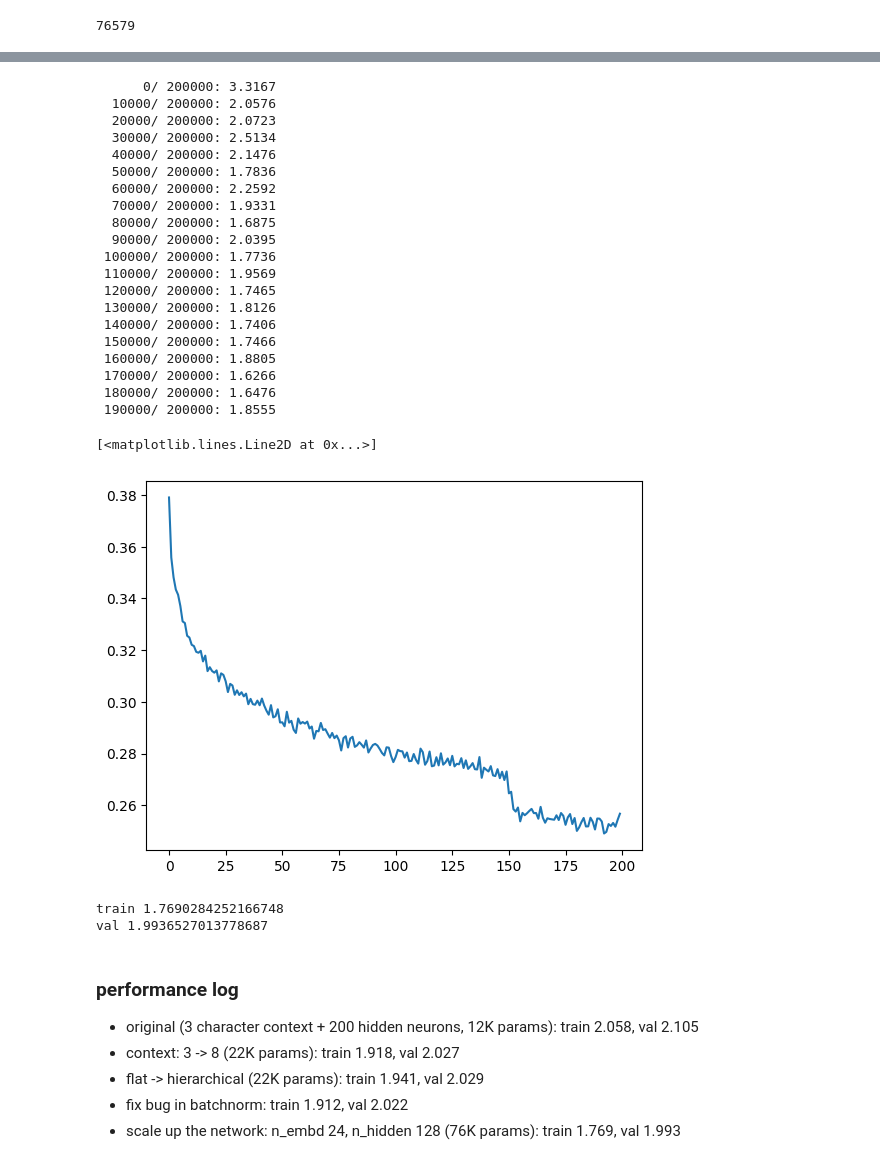
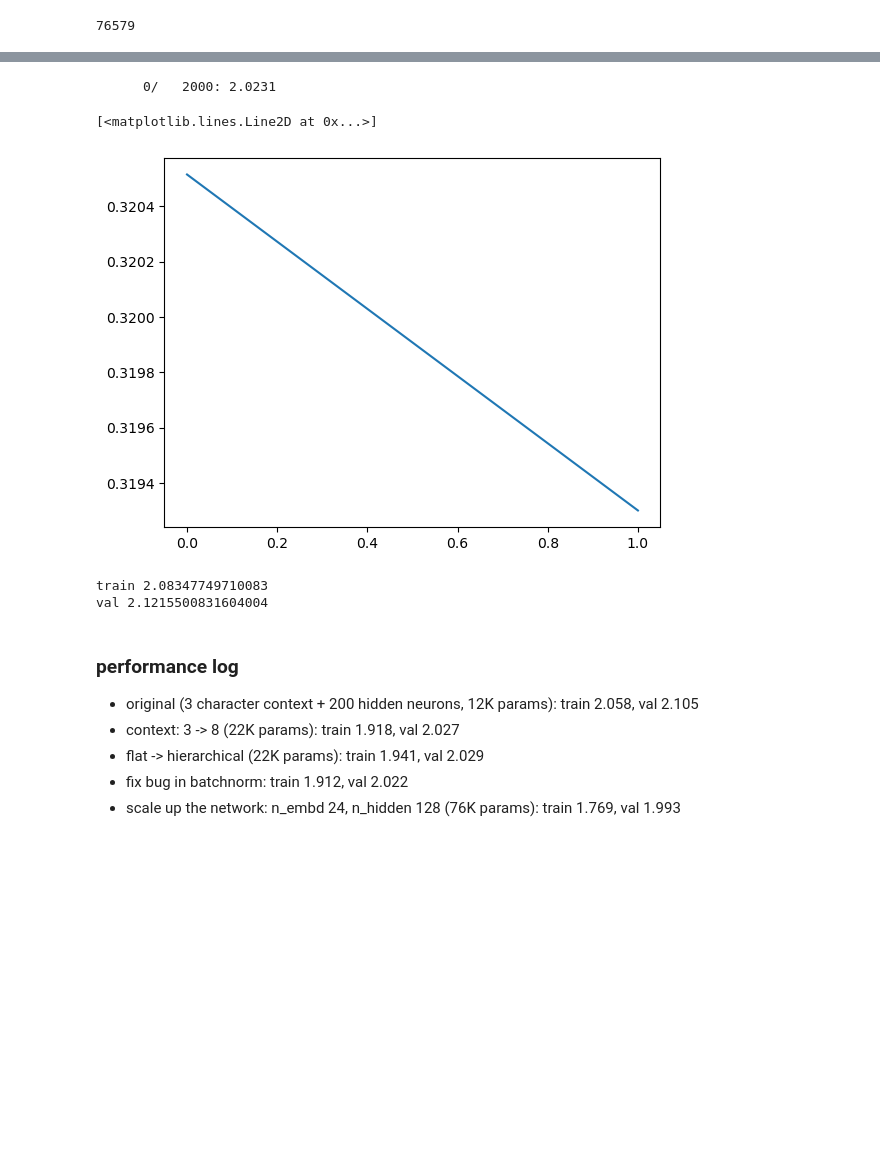
Before and after one commit to yahya94812/Neural-Language-Modeling, a Jupyter notebook: makemore/5_cnn.ipynb, the cells around one changed output, grey strips where cells are left out. Saved outputs shown, nothing was run; the diff lists cells and outputs as text; code cells hidden in the pictures; blank space fills up the shorter version.

```diff
--- a/makemore/5_cnn.ipynb
+++ b/makemore/5_cnn.ipynb
@@ -226,58 +301,39 @@ AttributeError: 'Embedding' object has no attribute 'out'
 # %%
 # same optimization as last time
-max_steps = 200000
+max_steps = 2000
 batch_size = 32
 lossi = []
 
 for i in range(max_steps):
 
   # minibatch construct
   ix = torch.randint(0, Xtr.shape[0], (batch_size,))
   Xb, Yb = Xtr[ix], Ytr[ix] # batch X,Y
 
   # forward pass
   logits = model(Xb)
   loss = F.cross_entropy(logits, Yb) # loss function
 
   # backward pass
   for p in parameters:
     p.grad = None
   loss.backward()
 
   # update: simple SGD
   lr = 0.1 if i < 150000 else 0.01 # step learning rate decay
   for p in parameters:
     p.data += -lr * p.grad
 
   # track stats
   if i % 10000 == 0: # print every once in a while
     print(f'{i:7d}/{max_steps:7d}: {loss.item():.4f}')
   lossi.append(loss.log10().item())
 
 plt.plot(torch.tensor(lossi).view(-1, 1000).mean(1))
 # %% [output]
-      0/ 200000: 3.3167
-  10000/ 200000: 2.0576
-  20000/ 200000: 2.0723
-  30000/ 200000: 2.5134
-  40000/ 200000: 2.1476
-  50000/ 200000: 1.7836
-  60000/ 200000: 2.2592
-  70000/ 200000: 1.9331
-  80000/ 200000: 1.6875
-  90000/ 200000: 2.0395
- 100000/ 200000: 1.7736
- 110000/ 200000: 1.9569
- 120000/ 200000: 1.7465
- 130000/ 200000: 1.8126
- 140000/ 200000: 1.7406
- 150000/ 200000: 1.7466
- 160000/ 200000: 1.8805
- 170000/ 200000: 1.6266
- 180000/ 200000: 1.6476
- 190000/ 200000: 1.8555
+      0/   2000: 2.0231
 [<matplotlib.lines.Line2D at 0x...>]
-[figure, old version]
+[figure, new version]
 # %%
 # put layers into eval mode (needed for batchnorm especially)
 for layer in model.layers:
@@ -298,8 +354,8 @@ def split_loss(split):
 split_loss('train')
 split_loss('val')
 # %% [output]
-train 1.7690284252166748
-val 1.9936527013778687
+train 2.08347749710083
+val 2.1215500831604004
 # %% [markdown]
 ### performance log
 
```
Also changed, not shown: parts of 5 cells of this notebook, 10 other files.
